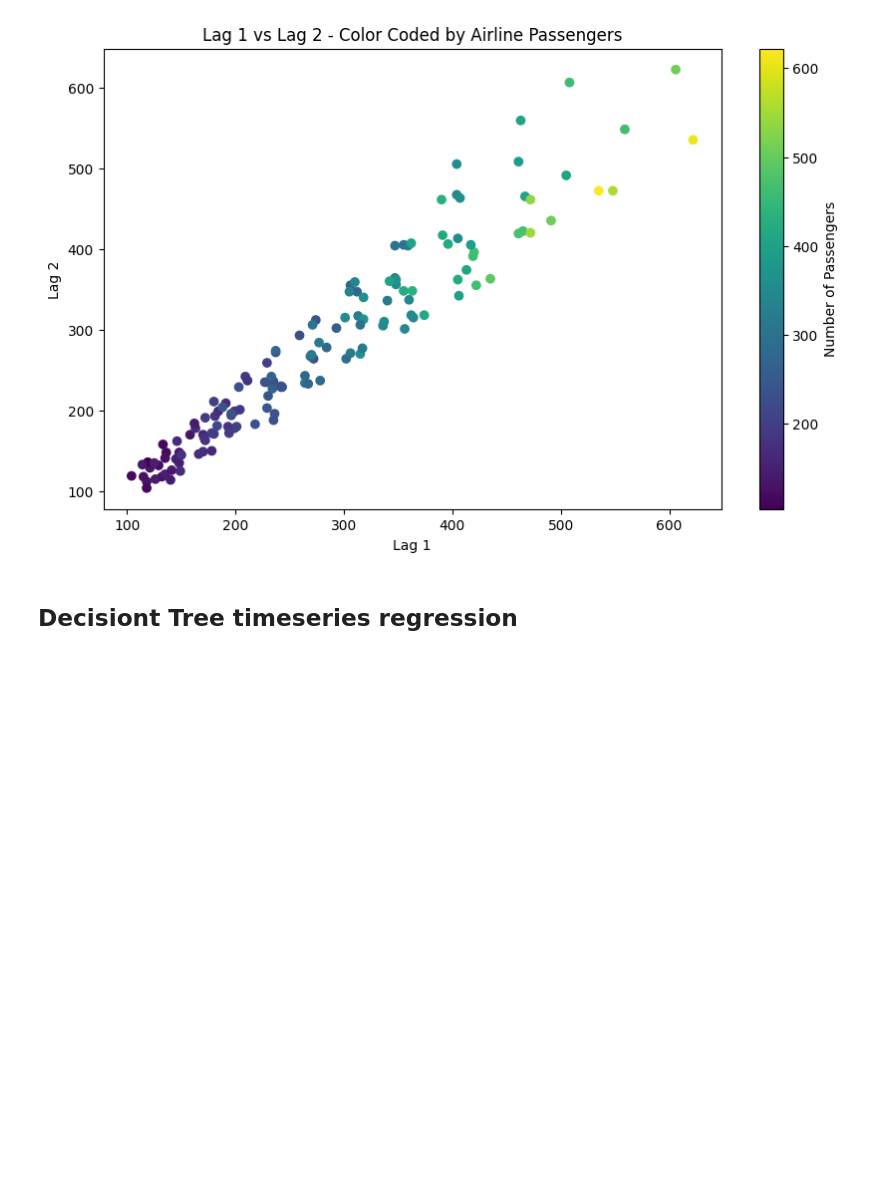
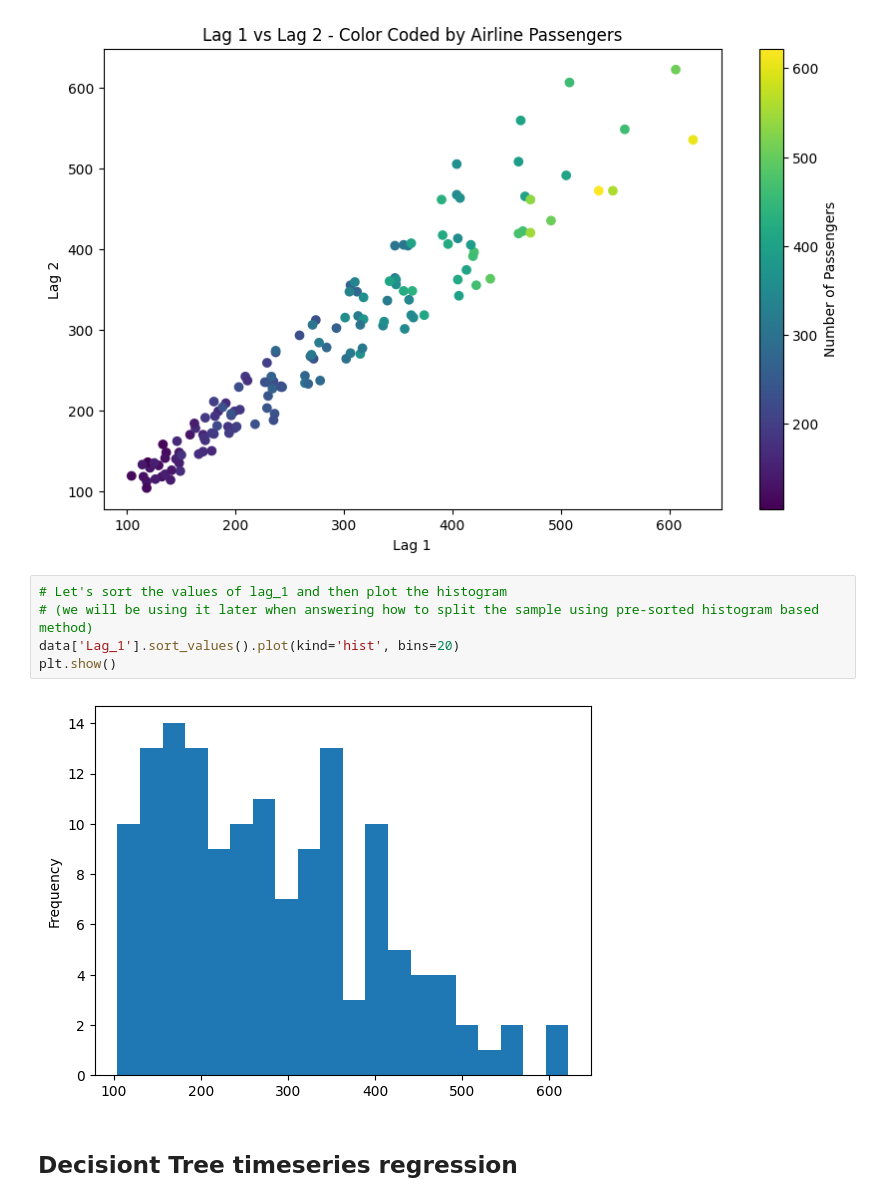
Before and after one commit to PJalgotrader/Deep_forecasting-USU, a Jupyter notebook: Lectures and codes/Module 5- Machine Learning Forecasting/Module5-DT_intuition.ipynb, the cells around one changed output. Saved outputs shown, nothing was run; the diff lists cells and outputs as text; blank space fills up the shorter version.

```diff
--- a/Lectures and codes/Module 5- Machine Learning Forecasting/Module5-DT_intuition.ipynb
+++ b/Lectures and codes/Module 5- Machine Learning Forecasting/Module5-DT_intuition.ipynb
@@ -84,6 +84,13 @@ plt.colorbar(label='Number of Passengers')
 plt.show()
 # %% [output]
 [figure]
+# %%
+# Let's sort the values of lag_1 and then plot the histogram
+# (we will be using it later when answering how to split the sample using pre-sorted histogram based method)
+data['Lag_1'].sort_values().plot(kind='hist', bins=20)
+plt.show()
+# %% [output]
+[figure, added]
 # %% [markdown]
 ## Decisiont Tree timeseries regression
 # %%
```
Also changed, not shown: parts of 7 cells of this notebook, 1 other file.
